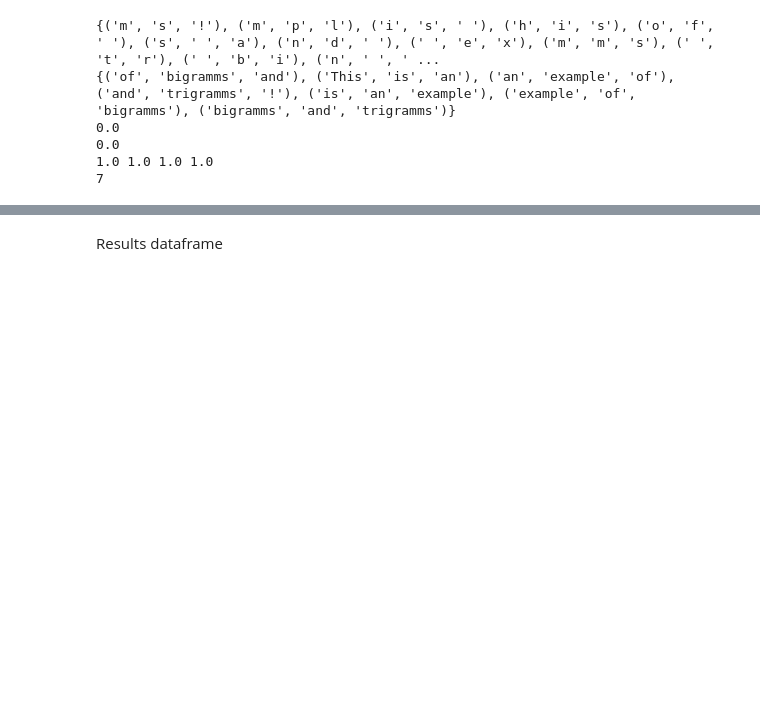
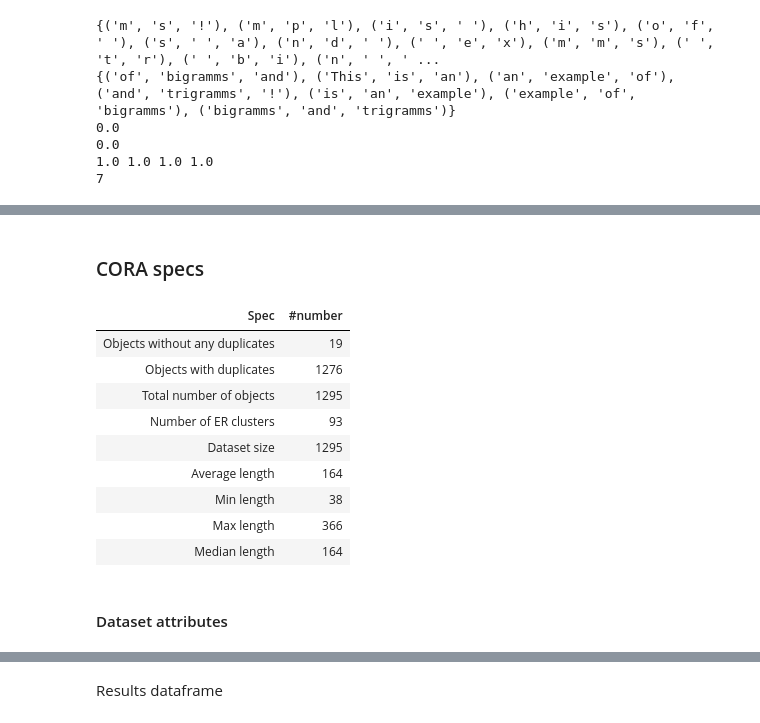
Before and after one commit to Nikoletos-K/WinnER, a Jupyter notebook: EntireDatasetJupyter-Current.ipynb, the cells around one changed output, grey strips where cells are left out. Cells and saved outputs as stored; diff of their text form; code cells hidden in the pictures; blank space fills up the shorter version.

```diff
--- a/EntireDatasetJupyter-Current.ipynb
+++ b/EntireDatasetJupyter-Current.ipynb
@@ -1069,0 +1019,31 @@ print(editdistance.eval(s1,s2))
+# %% [markdown]
+### CORA specs
+# %%
+specs = {
+    'Objects without any duplicates' : numOfObjWithoutDups-len(groups),
+    'Objects with duplicates' : sum([len(x) for x in groups]),
+    'Total number of objects' : CORA.shape[0],
+    'Number of ER clusters' : len(groups),
+    'Dataset size' : len(data),
+    'Average length' : np.mean(data_length),
+    'Min length' : min(data_length),
+    'Max length' : max(data_length),
+    'Median length' : np.median(data_length)
+}
+
+specsCoraDf = pd.DataFrame(list(specs.items()), columns=['Spec','#number'])
+specsCoraDf[['#number']] = specsCoraDf[['#number']].astype(int)
+specsCoraDf.style.hide_index()
+# %% [output]
+| Spec | #number |
+| Objects without any duplicates | 19 |
+| Objects with duplicates | 1276 |
+| Total number of objects | 1295 |
+| Number of ER clusters | 93 |
+| Dataset size | 1295 |
+| Average length | 164 |
+| Min length | 38 |
+| Max length | 366 |
+| Median length | 164 |
+# %% [markdown]
+#### Dataset attributes
```
Also changed, not shown: parts of 77 cells of this notebook.
